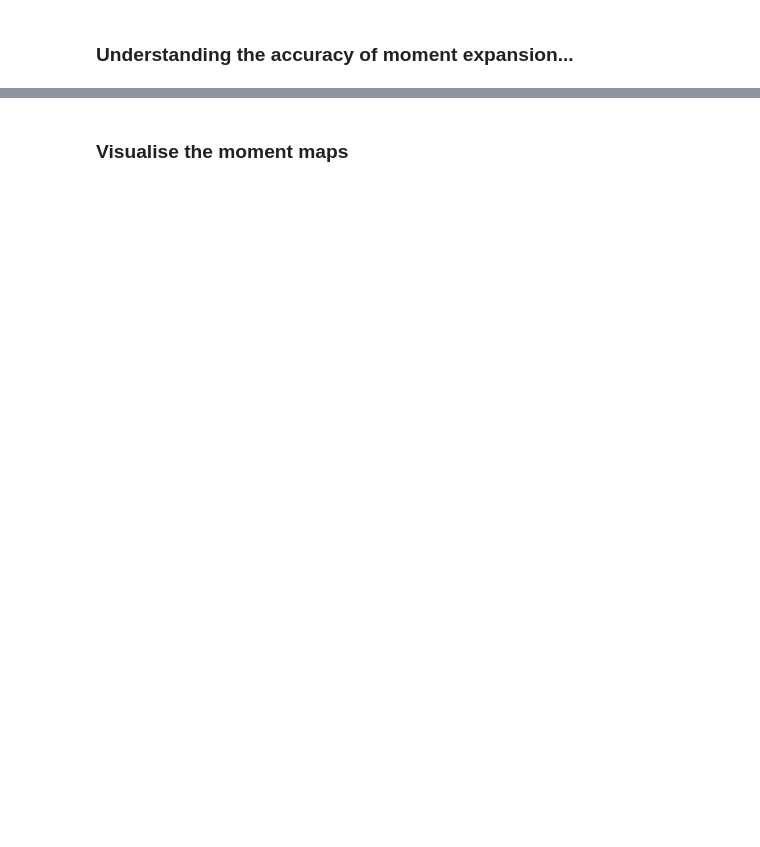
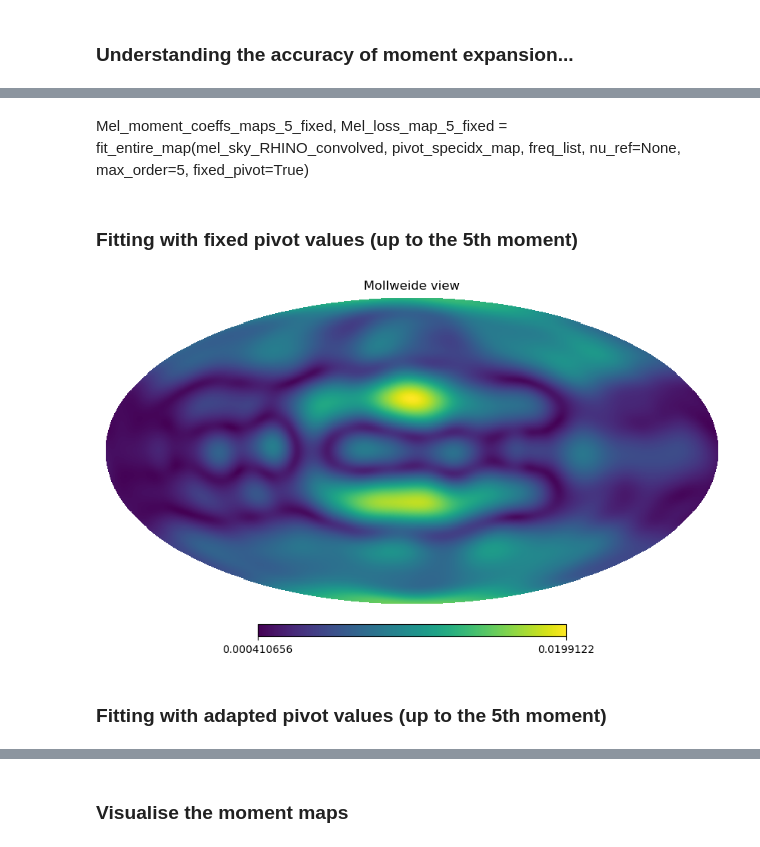
Before and after one commit to zzhang0123/MERS, a Jupyter notebook: foreground_model.ipynb, the cells around one changed output, grey strips where cells are left out. Cells and saved outputs as stored; diff of their text form; code cells hidden in the pictures; blank space fills up the shorter version.

Commit message:
Refactoring... Added the fitting with adapted pivot, etc.

```diff
--- a/foreground_model.ipynb
+++ b/foreground_model.ipynb
@@ -704,0 +265,12 @@ np.save('GSM_loss_map_6.npy', GSM_loss_map_6)
+# %% [markdown]
+Mel_moment_coeffs_maps_5_fixed, Mel_loss_map_5_fixed = fit_entire_map(mel_sky_RHINO_convolved, pivot_specidx_map, freq_list, nu_ref=None, max_order=5, fixed_pivot=True)
+# %% [markdown]
+### Fitting with fixed pivot values (up to the 5th moment)
+# %%
+Mel_moment_coeffs_maps_4_fixed, Mel_loss_map_4_fixed = fit_entire_map(mel_sky_RHINO_convolved, pivot_specidx_map, freq_list, nu_ref=None, max_order=4, fixed_pivot=True)
+# %%
+hp.mollview(Mel_loss_map_4_fixed)
+# %% [output]
+[figure, added]
+# %% [markdown]
+### Fitting with adapted pivot values (up to the 5th moment)
```
Also changed, not shown: parts of 40 cells of this notebook, 5 other files.
